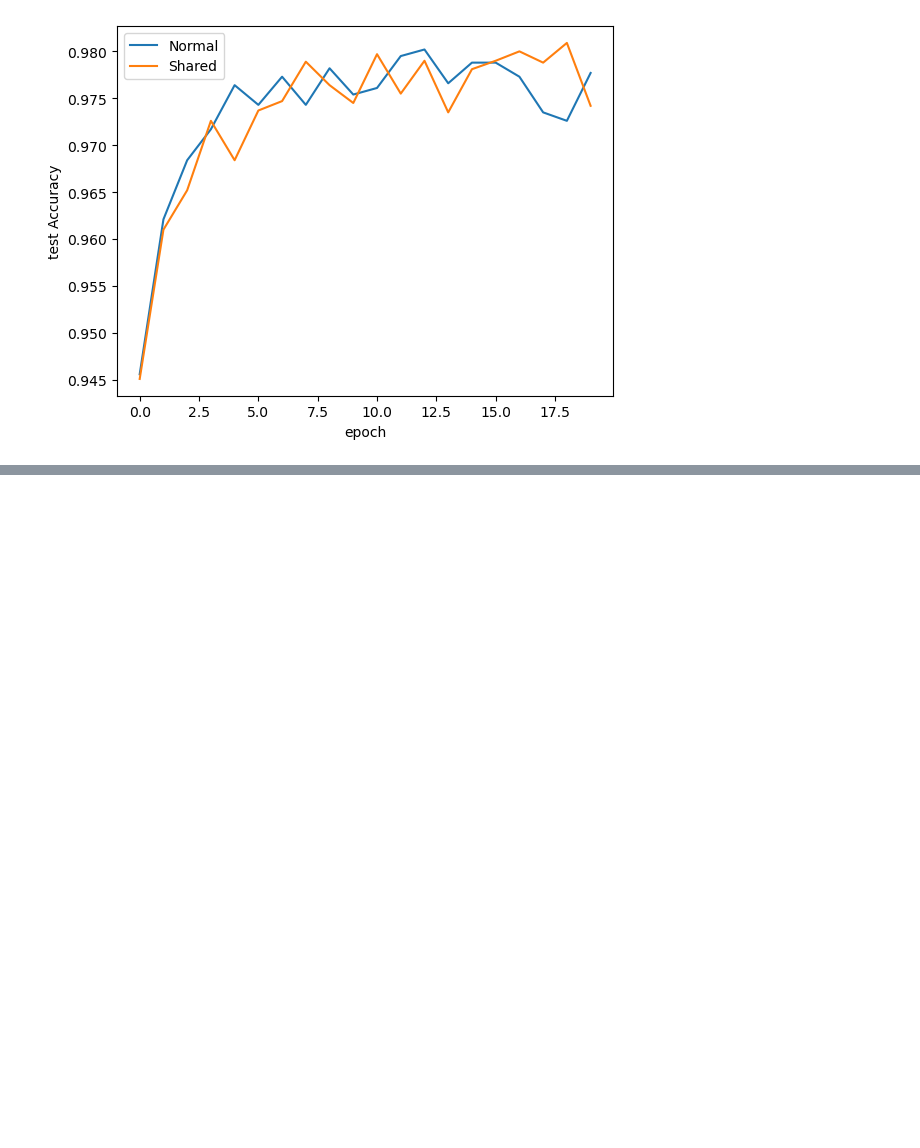
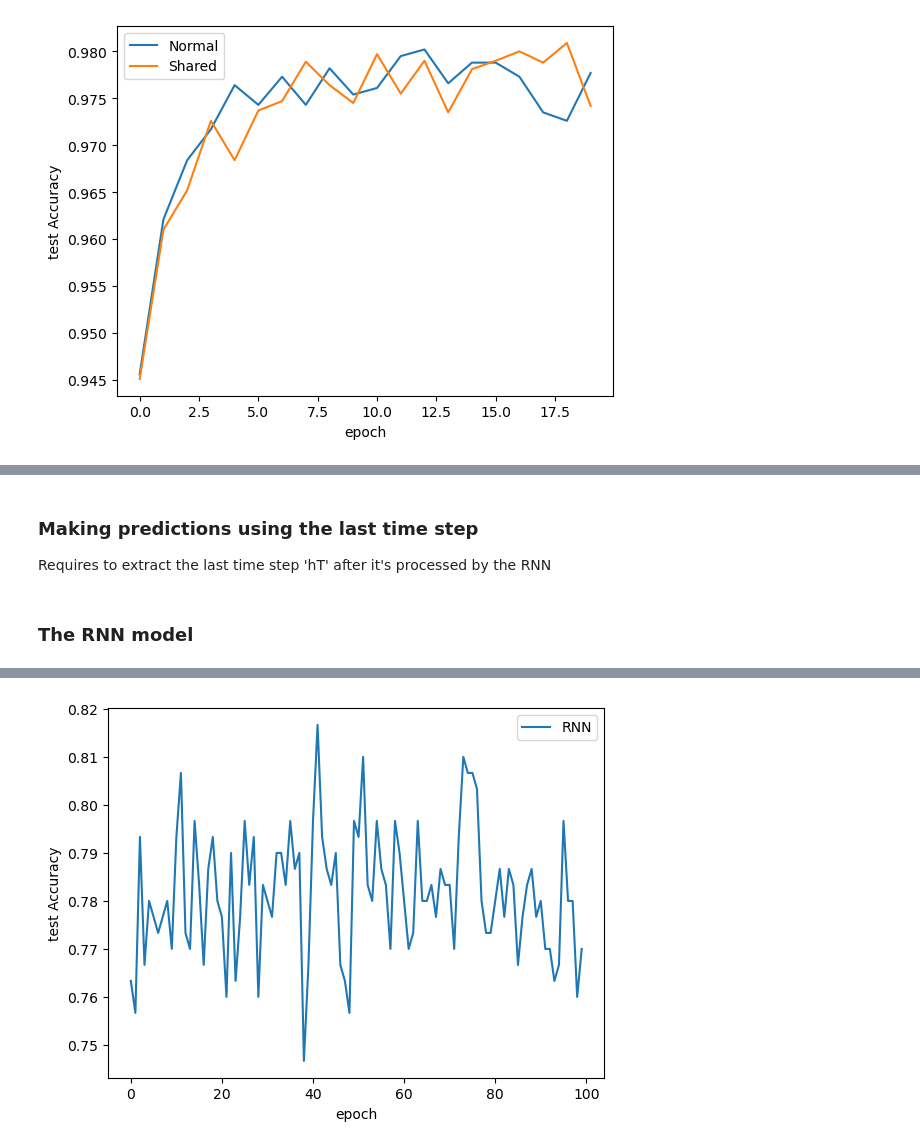
Before and after one commit to Efrazar/Bio-AI-foundations, a Jupyter notebook: Inside_Deep_Learning/04_Recurrent_Neural_Networks.ipynb, the cells around one changed output, grey strips where cells are left out. Saved outputs shown, nothing was run; the diff lists cells and outputs as text; code cells hidden in the pictures; blank space fills up the shorter version.

```diff
--- a/Inside_Deep_Learning/04_Recurrent_Neural_Networks.ipynb
+++ b/Inside_Deep_Learning/04_Recurrent_Neural_Networks.ipynb
@@ -125,0 +133,8 @@ sns.lineplot(x='epoch', y='test Accuracy', data = shared_results, label='Shared'
+# %%
+# Download and locate the data
+zip_file_url = 'https://download.pytorch.org/tutorial/data.zip'
+import requests, zipfile, io
+
+r = requests.get(zip_file_url)
+z = zipfile.ZipFile(io.BytesIO(r.content))
+z.extractall()
@@ -125,0 +281,3 @@ sns.lineplot(x='epoch', y='test Accuracy', data = shared_results, label='Shared'
+# %% [markdown]
+### Making predictions using the last time step
+Requires to extract the last time step 'hT' after it's processed by the RNN
@@ -125,0 +311,32 @@ sns.lineplot(x='epoch', y='test Accuracy', data = shared_results, label='Shared'
+# %% [markdown]
+### The RNN model
+# %%
+# Variables
+D = 64      # Size of the nn.Embedding result
+vocab_size = (len(all_letters))  # number of letters
+hidden_nodes = 256   # number of neurons in the RNNM
+classes = len(dataset.label_names)  # number of classes or number of languages
+loss_function = nn.CrossEntropyLoss()
+
+# RNN model
+first_rnn = nn.Sequential(
+    nn.Embedding(vocab_size, D),   # (B, T) -> (B,T,D)
+    nn.RNN(D, hidden_nodes, batch_first=True),  #  (B,T,D) -> ((B,T,D), (S,B,D))
+    LastTimeStep(),  # The tanh activation is built into the RNN. We take RNN ouptut and reduce to (B,D)
+    nn.Linear(hidden_nodes, classes)
+)
+# %%
+# Train our first RNN
+batch_one_train = train_simple_network_EZA(first_rnn,
+                                           loss_function,
+                                           train_loader,
+                                           test_loader=test_loader,
+                                           score_funcs={'Accuracy': accuracy_score},
+                                           device=device,
+                                           epochs=100,
+                                           use_amp=True  # Allows to work with bigger batch sizes!!
+)
+# %%
+# Plot results
+sns.lineplot(x='epoch', y='test Accuracy', data=batch_one_train, label='RNN')
+# %% [output]
@@ -125,0 +344 @@ sns.lineplot(x='epoch', y='test Accuracy', data = shared_results, label='Shared'
+[figure, added]
```
Also changed, not shown: parts of 21 cells of this notebook.
